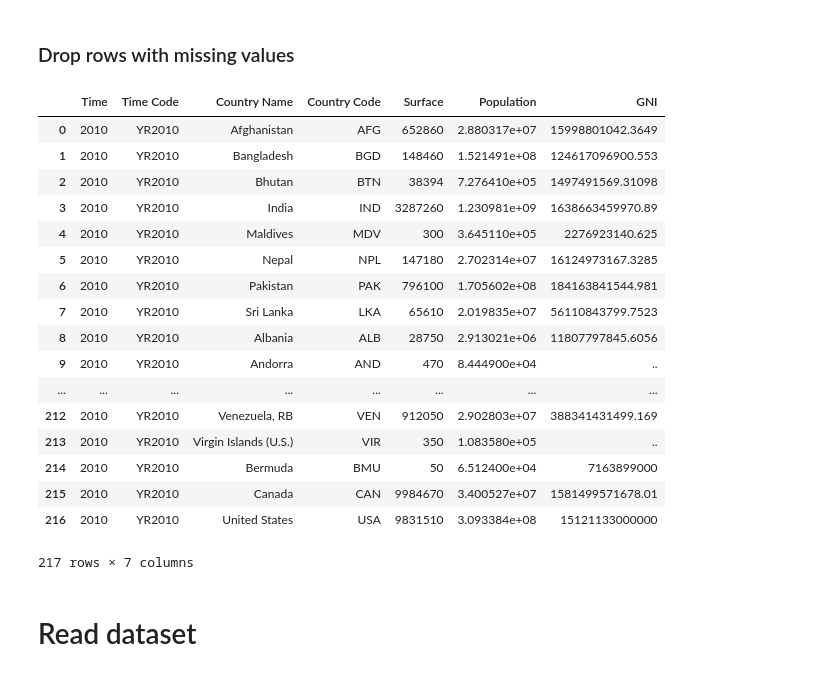
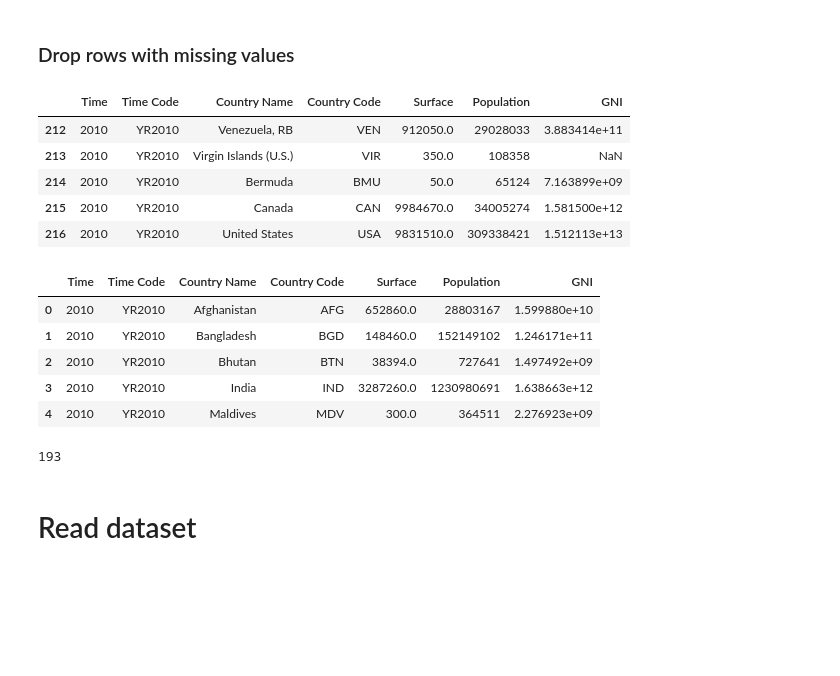
Before and after one commit to hgit2/IAproject, a Jupyter notebook: Projet_IA_clustering_classification.ipynb, the cells around one changed output. Saved outputs shown, nothing was run; the diff lists cells and outputs as text; code cells hidden in the pictures; blank space fills up the shorter version.

```diff
--- a/Projet_IA_clustering_classification.ipynb
+++ b/Projet_IA_clustering_classification.ipynb
@@ -27,27 +17,29 @@ dfgni.head()
 # %% [markdown]
 ### Drop rows with missing values
+# %%
+dfgni = pd.read_csv("GNI_Surface_Data.txt",sep="\t",header=0)
+dfgni.tail()
+# %% [output]
+|  | Time | Time Code | Country Name | Country Code | Surface | Population | GNI |
+| 212 | 2010 | YR2010 | Venezuela, RB | VEN | 912050.0 | 29028033 | 3.883414e+11 |
+| 213 | 2010 | YR2010 | Virgin Islands (U.S.) | VIR | 350.0 | 108358 | NaN |
+| 214 | 2010 | YR2010 | Bermuda | BMU | 50.0 | 65124 | 7.163899e+09 |
+| 215 | 2010 | YR2010 | Canada | CAN | 9984670.0 | 34005274 | 1.581500e+12 |
+| 216 | 2010 | YR2010 | United States | USA | 9831510.0 | 309338421 | 1.512113e+13 |
 # %%
 dfgni = dfgni.dropna()
-dfgni
+dfgni.head()
 # %% [output]
 |  | Time | Time Code | Country Name | Country Code | Surface | Population | GNI |
-| 0 | 2010 | YR2010 | Afghanistan | AFG | 652860 | 2.880317e+07 | 15998801042.3649 |
-| 1 | 2010 | YR2010 | Bangladesh | BGD | 148460 | 1.521491e+08 | 124617096900.553 |
-| 2 | 2010 | YR2010 | Bhutan | BTN | 38394 | 7.276410e+05 | 1497491569.31098 |
-| 3 | 2010 | YR2010 | India | IND | 3287260 | 1.230981e+09 | 1638663459970.89 |
-| 4 | 2010 | YR2010 | Maldives | MDV | 300 | 3.645110e+05 | 2276923140.625 |
-| 5 | 2010 | YR2010 | Nepal | NPL | 147180 | 2.702314e+07 | 16124973167.3285 |
-| 6 | 2010 | YR2010 | Pakistan | PAK | 796100 | 1.705602e+08 | 184163841544.981 |
-| 7 | 2010 | YR2010 | Sri Lanka | LKA | 65610 | 2.019835e+07 | 56110843799.7523 |
-| 8 | 2010 | YR2010 | Albania | ALB | 28750 | 2.913021e+06 | 11807797845.6056 |
-| 9 | 2010 | YR2010 | Andorra | AND | 470 | 8.444900e+04 | .. |
-| ... | ... | ... | ... | ... | ... | ... | ... |
-| 212 | 2010 | YR2010 | Venezuela, RB | VEN | 912050 | 2.902803e+07 | 388341431499.169 |
-| 213 | 2010 | YR2010 | Virgin Islands (U.S.) | VIR | 350 | 1.083580e+05 | .. |
-| 214 | 2010 | YR2010 | Bermuda | BMU | 50 | 6.512400e+04 | 7163899000 |
-| 215 | 2010 | YR2010 | Canada | CAN | 9984670 | 3.400527e+07 | 1581499571678.01 |
-| 216 | 2010 | YR2010 | United States | USA | 9831510 | 3.093384e+08 | 15121133000000 |
+| 0 | 2010 | YR2010 | Afghanistan | AFG | 652860.0 | 28803167 | 1.599880e+10 |
+| 1 | 2010 | YR2010 | Bangladesh | BGD | 148460.0 | 152149102 | 1.246171e+11 |
+| 2 | 2010 | YR2010 | Bhutan | BTN | 38394.0 | 727641 | 1.497492e+09 |
+| 3 | 2010 | YR2010 | India | IND | 3287260.0 | 1230980691 | 1.638663e+12 |
+| 4 | 2010 | YR2010 | Maldives | MDV | 300.0 | 364511 | 2.276923e+09 |
-217 rows × 7 columns
+# %%
+len(dfgni)
+# %% [output]
+193
 # %% [markdown]
 # Read dataset
 # %% [markdown]
```
Also changed, not shown: parts of 34 cells of this notebook.
